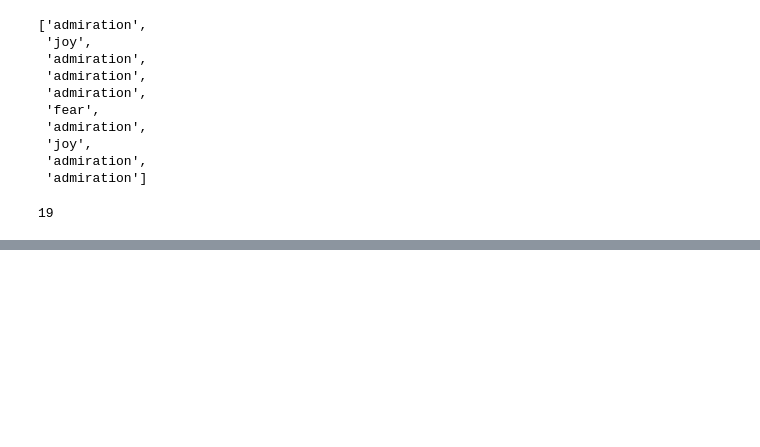
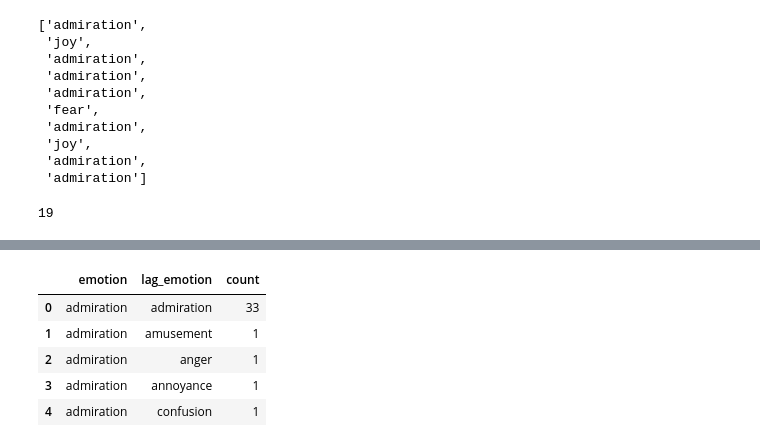
Before and after one commit to robertofuentesr/Useful_python_functions_ML, a Jupyter notebook: (11) Text Analysis/(3) NLP in action, analyzing Dracula.ipynb, the cells around one changed output, grey strips where cells are left out. Drawn from its saved outputs; the diff is of its cells as text; code cells hidden in the pictures; blank space fills up the shorter version.

```diff
--- a/(11) Text Analysis/(3) NLP in action, analyzing Dracula.ipynb
+++ b/(11) Text Analysis/(3) NLP in action, analyzing Dracula.ipynb
@@ -188,0 +221,15 @@ Notice that we can see "spots" where the caracther has fear. Other points at the
+# %%
+df_without_neu = df[df['emotion']!='neutral'].copy()
+# we have to create again this lag emotion
+df_without_neu['lag_emotion']= df_without_neu['emotion'].shift(1)
+df_without_neu['lag_emotion_number']= df_without_neu['emotion_number'].shift(1)
+df_without_neu['count'] = 1
+df_group_emotions = df_without_neu[['emotion','lag_emotion','count']].groupby(['emotion','lag_emotion']).sum().reset_index()
+df_group_emotions.head()
+# %% [output]
+|  | emotion | lag_emotion | count |
+| 0 | admiration | admiration | 33 |
+| 1 | admiration | amusement | 1 |
+| 2 | admiration | anger | 1 |
+| 3 | admiration | annoyance | 1 |
+| 4 | admiration | confusion | 1 |
```
Also changed, not shown: parts of 11 cells of this notebook.
